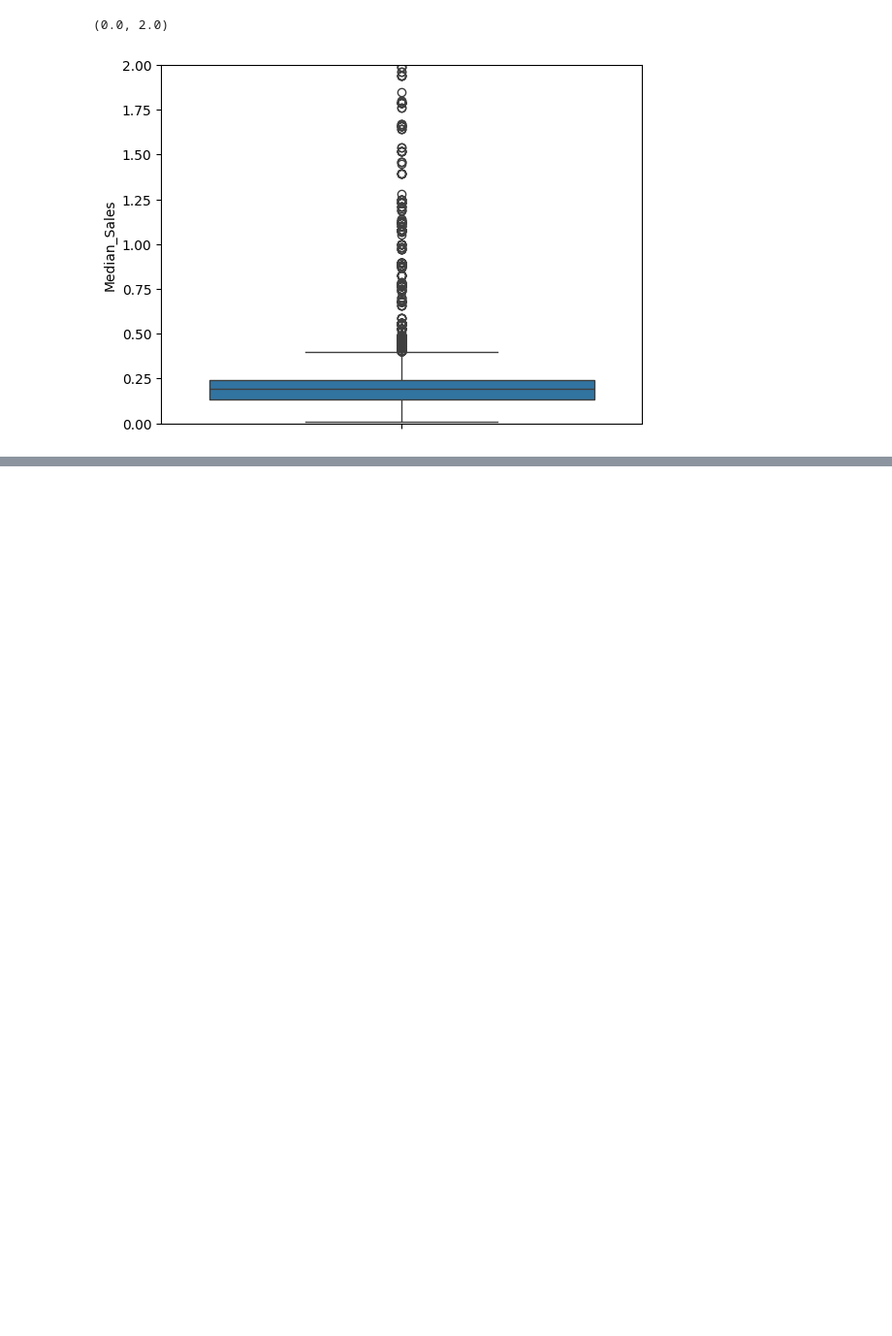
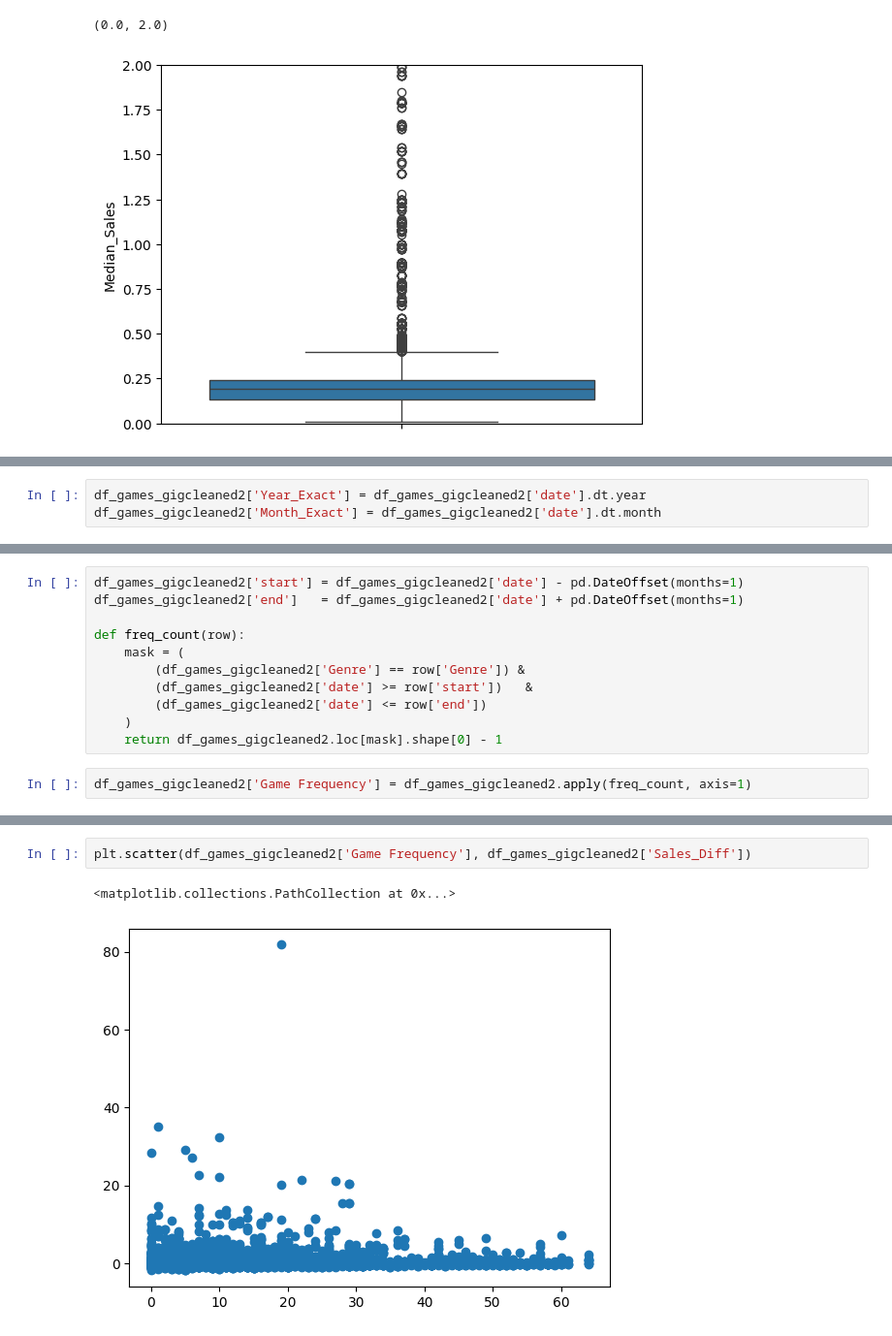
Before and after one commit to GringoLingoDingo/EDA_GameSales, a Jupyter notebook: JupyterNotebooks/CleanNotebook.ipynb, the cells around one changed output, grey strips where cells are left out. Shown at 97% size. Cells and saved outputs as stored; diff of their text form; blank space fills up the shorter version.

```diff
--- a/JupyterNotebooks/CleanNotebook.ipynb
+++ b/JupyterNotebooks/CleanNotebook.ipynb
@@ -657,0 +768,3 @@ plt.ylim(0,2)
+# %%
+df_games_gigcleaned2['Year_Exact'] = df_games_gigcleaned2['date'].dt.year
+df_games_gigcleaned2['Month_Exact'] = df_games_gigcleaned2['date'].dt.month
@@ -657,0 +773,13 @@ plt.ylim(0,2)
+# %%
+df_games_gigcleaned2['start'] = df_games_gigcleaned2['date'] - pd.DateOffset(months=1)
+df_games_gigcleaned2['end']   = df_games_gigcleaned2['date'] + pd.DateOffset(months=1)
+
+def freq_count(row):
+    mask = (
+        (df_games_gigcleaned2['Genre'] == row['Genre']) &
+        (df_games_gigcleaned2['date'] >= row['start'])   &
+        (df_games_gigcleaned2['date'] <= row['end'])
+    )
+    return df_games_gigcleaned2.loc[mask].shape[0] - 1
+# %%
+df_games_gigcleaned2['Game Frequency'] = df_games_gigcleaned2.apply(freq_count, axis=1)
@@ -657,0 +788,5 @@ plt.ylim(0,2)
+# %%
+plt.scatter(df_games_gigcleaned2['Game Frequency'], df_games_gigcleaned2['Sales_Diff'])
+# %% [output]
+<matplotlib.collections.PathCollection at 0x...>
+[figure, added]
```
Also changed, not shown: parts of 36 cells of this notebook.
